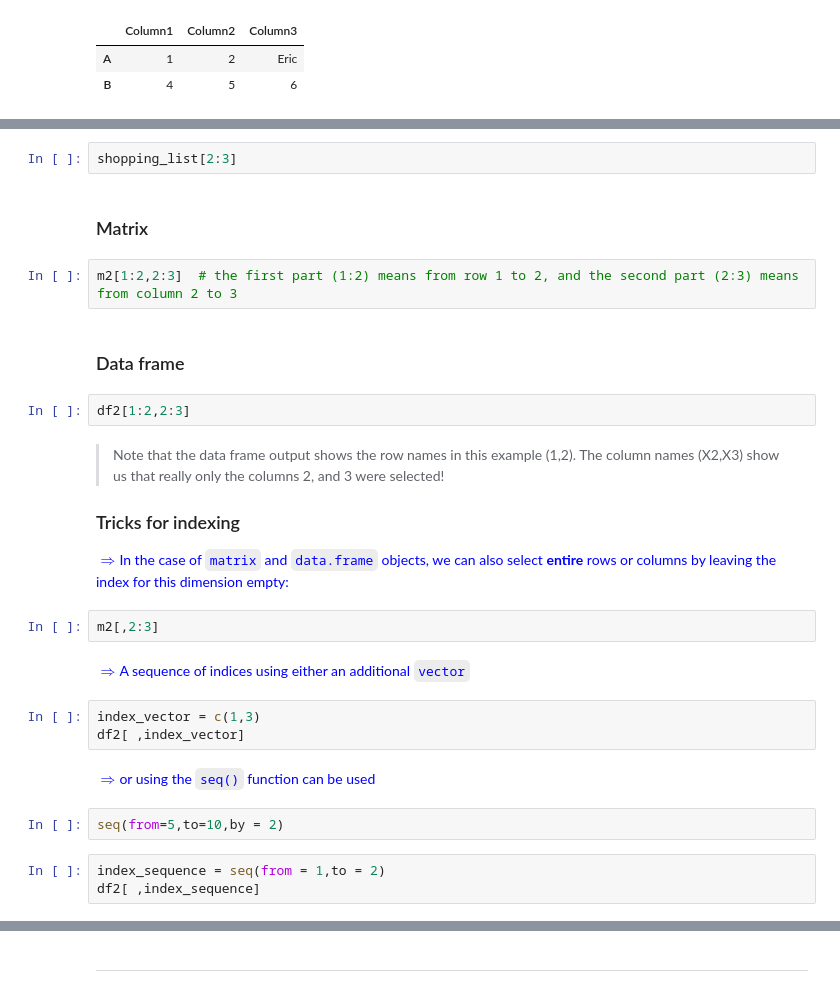
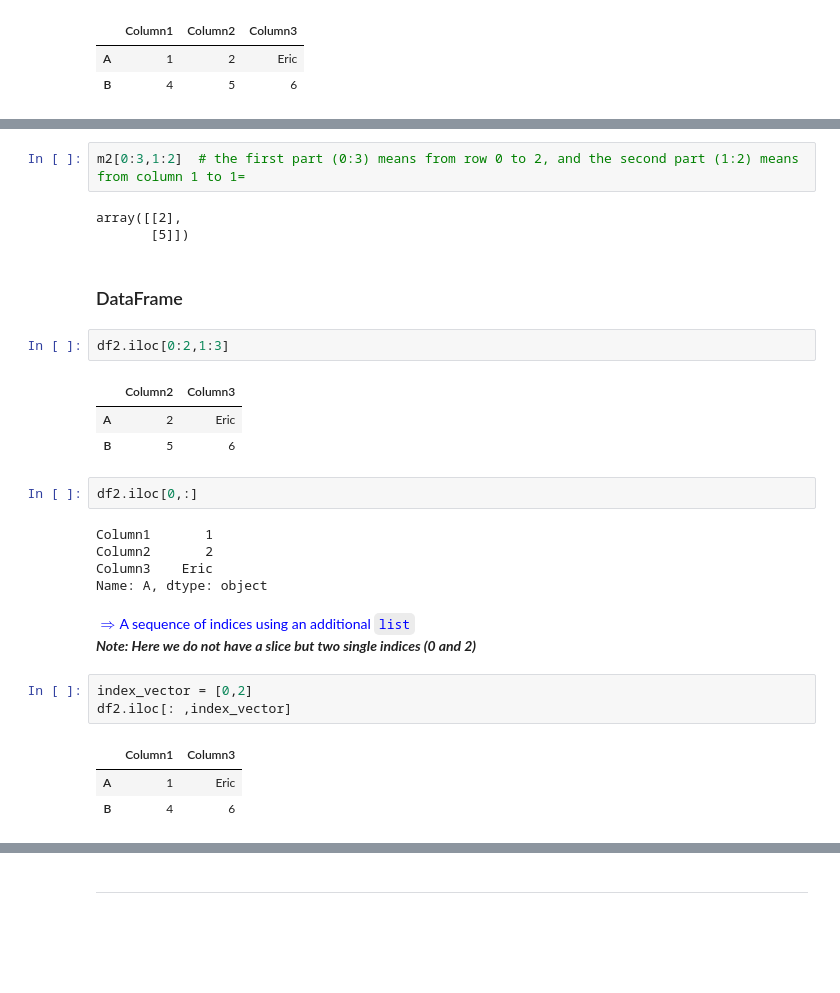
Before and after one commit to pohleric/geoscience-unifr-py, a Jupyter notebook: SGS.01101/Lesson_03/Lecture_3(1).ipynb, the cells around one changed output, grey strips where cells are left out. Saved outputs shown, nothing was run; the diff lists cells and outputs as text; blank space fills up the shorter version.

```diff
--- a/SGS.01101/Lesson_03/Lecture_3(1).ipynb
+++ b/SGS.01101/Lesson_03/Lecture_3(1).ipynb
@@ -430,29 +447,30 @@ var1[1:4]
-# %%
-shopping_list[2:3]
+# %%
+m2[0:3,1:2]  # the first part (0:3) means from row 0 to 2, and the second part (1:2) means from column 1 to 1=
+# %% [output]
+array([[2],
+       [5]])
 # %% [markdown]
-### Matrix
+### DataFrame
-# %%
-m2[1:2,2:3]  # the first part (1:2) means from row 1 to 2, and the second part (2:3) means from column 2 to 3
-# %% [markdown]
-### Data frame
 # %%
-df2[1:2,2:3]
+df2.iloc[0:2,1:3]
+# %% [output]
+|  | Column2 | Column3 |
+| A | 2 | Eric |
+| B | 5 | 6 |
-# %% [markdown]
-> Note that the data frame output shows the row names in this example (1,2). The column names (X2,X3) show us that really only the columns 2, and 3 were selected!
-
-### Tricks for indexing
-<font color=blue>$\Rightarrow$In the case of `matrix` and `data.frame` objects, we can also select **entire** rows or columns by leaving the index for this dimension empty:</font><br>
-# %%
-m2[,2:3]
+# %%
+df2.iloc[0,:]
+# %% [output]
+Column1       1
+Column2       2
+Column3    Eric
+Name: A, dtype: object
 # %% [markdown]
-<font color=blue>$\Rightarrow$A sequence of indices using either an additional `vector` </font><br>
+<font color=blue>$\Rightarrow$A sequence of indices using an additional `list` </font><br>
+***Note: Here we do not have a slice but two single indices (0 and 2)***
 # %%
-index_vector = c(1,3)
-df2[ ,index_vector]
+index_vector = [0,2]
+df2.iloc[: ,index_vector]
+# %% [output]
+|  | Column1 | Column3 |
+| A | 1 | Eric |
+| B | 4 | 6 |
-# %% [markdown]
-<font color=blue>$\Rightarrow$or using the `seq()` function can be used</font><br>
-# %%
-seq(from=5,to=10,by = 2)
-# %%
-index_sequence = seq(from = 1,to = 2)
-df2[ ,index_sequence]
```
Also changed, not shown: parts of 14 cells of this notebook.
